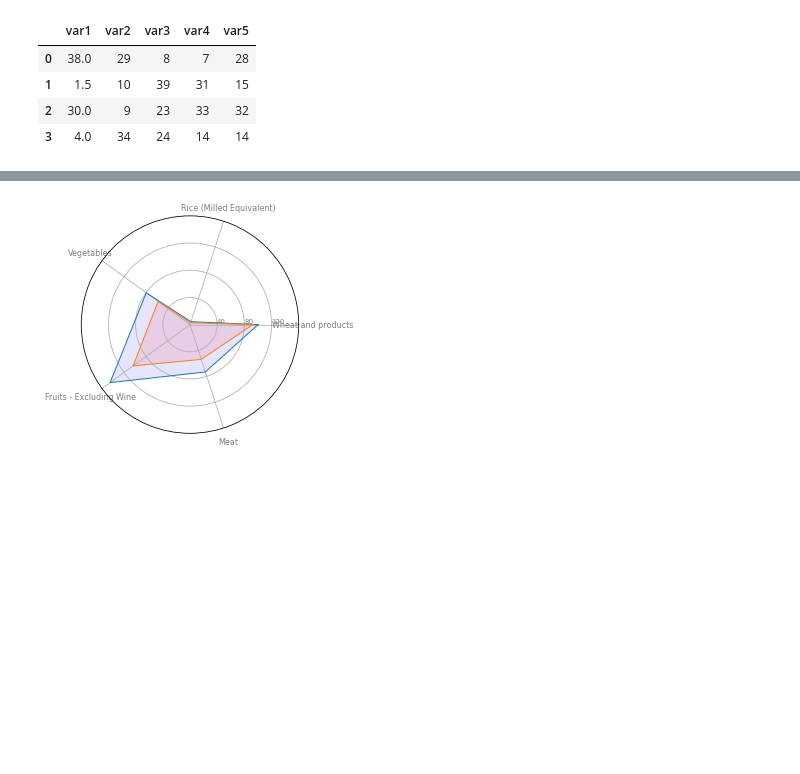
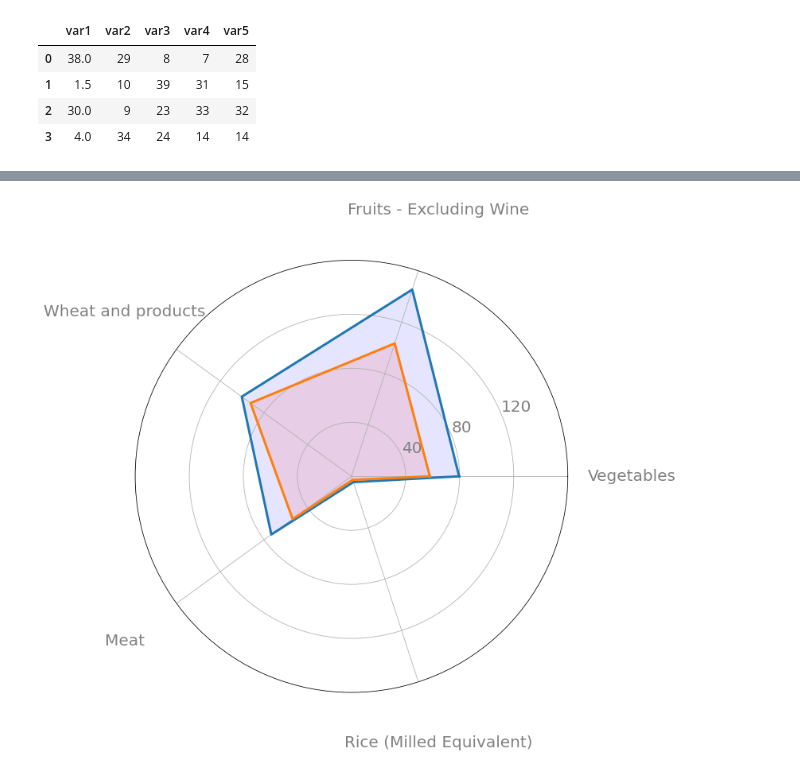
Before and after one commit to azoz01/twd-projekt-1, a Jupyter notebook: radar.ipynb, the cells around one changed output, grey strips where cells are left out. Saved outputs shown, nothing was run; the diff lists cells and outputs as text; code cells hidden in the pictures; blank space fills up the shorter version.

```diff
--- a/radar.ipynb
+++ b/radar.ipynb
@@ -143,24 +143,28 @@ def spider(df):
     # What will be the angle of each axis in the plot? (we divide the plot / number of variable)
     angles = [n / float(N) * 2 * pi for n in range(N)]
     angles += angles[:1]
-
+    plt.figure(figsize=(14,10))
     # Initialise the spider plot
     ax = plt.subplot(111, polar=True)
 
     # Draw one axe per variable + add labels
-    plt.xticks(angles[:-1], categories, color='grey', size=8)
+    #ax.set_rlabel_position(1000)
+    plt.xticks(angles[:-1], categories, color='grey', size=20)
 
-    # Draw ylabels
-    ax.set_rlabel_position(0)
-    plt.yticks([40, 80, 120], ["40","80","120"], color="grey", size=7)
+    XTICKS = ax.xaxis.get_major_ticks()
+    for tick in XTICKS:
+        tick.set_pad(70)
+# Draw ylabels
+    #ax.set_rlabel_position(0)
+    plt.yticks([40, 80, 120], ["40", "80", "120"], color="grey", size=20)
     plt.ylim(0,160)
 
     # Plot data
-    ax.plot(angles, values, linewidth=1, linestyle='solid')
+    ax.plot(angles, values, linewidth=3, linestyle='solid')
 
     # Fill area
     ax.fill(angles, values, 'b', alpha=0.1)
-    ax.plot(angles, values2, linewidth=1, linestyle='solid')
+    ax.plot(angles, values2, linewidth=3, linestyle='solid')
     ax.fill(angles, values2, 'r', alpha=0.1)
     # Show the graph
     return plt
@@ -200,12 +204,13 @@ df2
 # %%
 df_test = df2[df2.Area =='Norway']
 
-df_test = pd.DataFrame(df_test.values[:,[3,6,7]].transpose())
+df_test = pd.DataFrame(df_test.values[:,[3,6,7]].transpose()[:,[2,3,0,4,1]])
 df_test.columns = df_test.iloc[0]
 
 df_test = df_test[1:].reset_index().drop('index', axis =1)
 
 
 spider(df_test).savefig('./plots/test.png')
+#df_test
 # %% [output]
-[figure, old version]
+[figure, new version]
```
